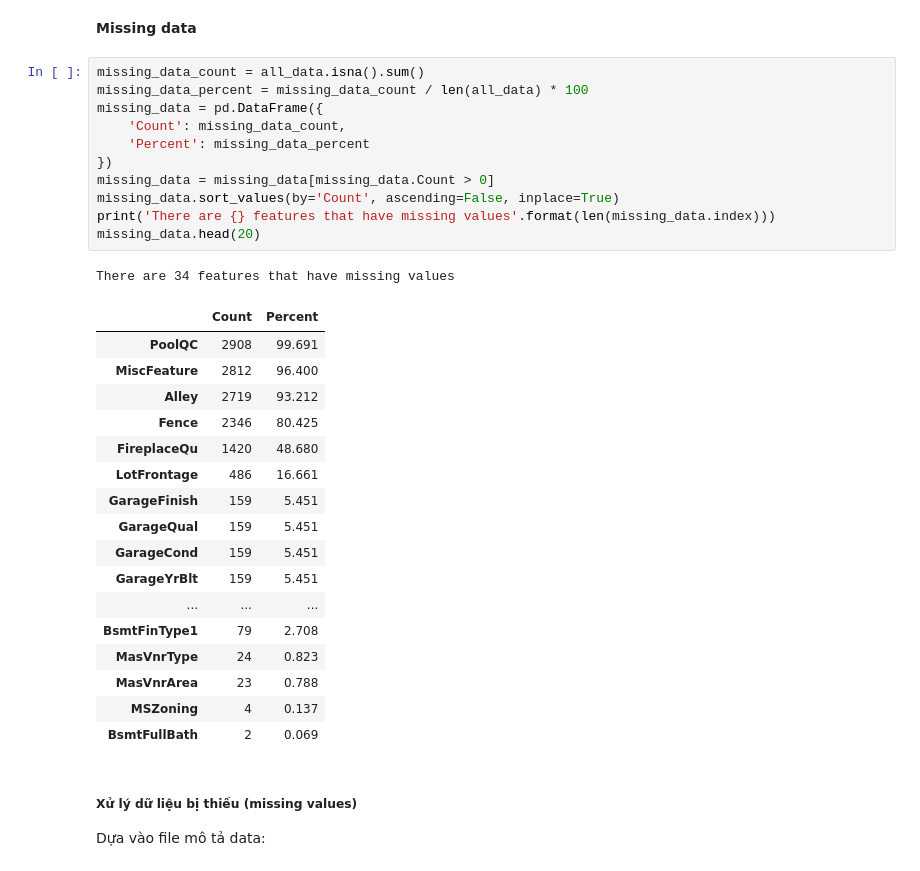
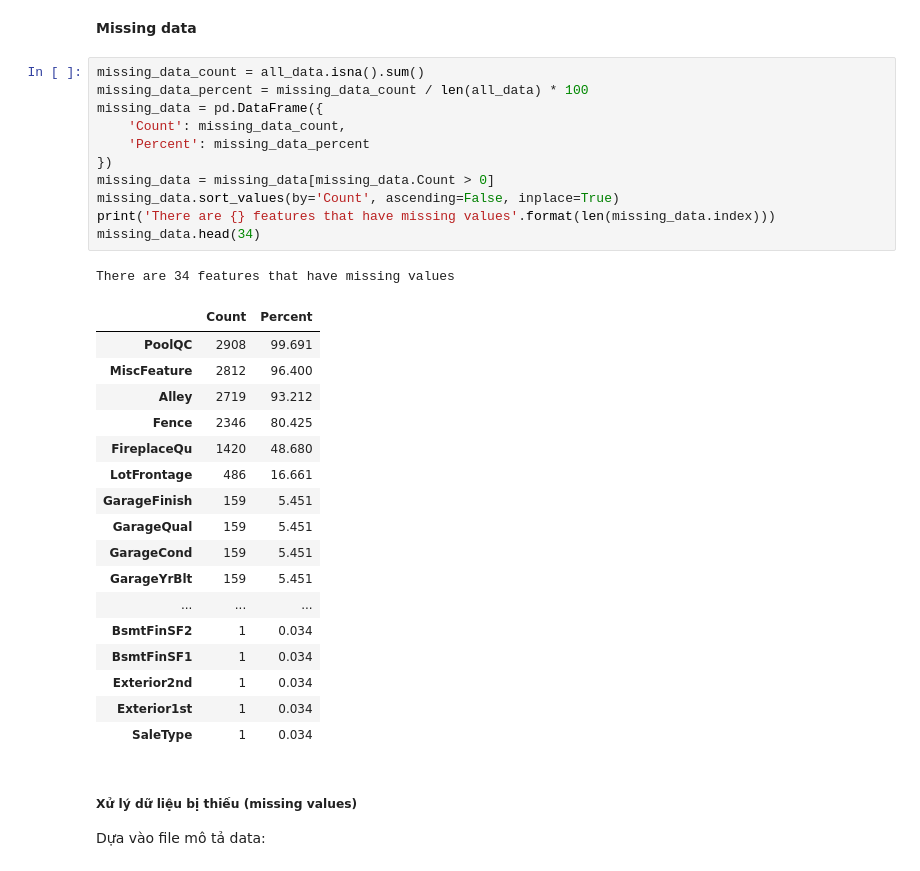
Before and after one commit to phungdx/vccorp_intern, a Jupyter notebook: week1/house_prices.ipynb, the cells around one changed output. Saved outputs shown, nothing was run; the diff lists cells and outputs as text.

```diff
--- a/week1/house_prices.ipynb
+++ b/week1/house_prices.ipynb
@@ -132,33 +132,33 @@ Shape all data:(2917, 79)
 # %%
 missing_data_count = all_data.isna().sum()
 missing_data_percent = missing_data_count / len(all_data) * 100
 missing_data = pd.DataFrame({
     'Count': missing_data_count,
     'Percent': missing_data_percent
 })
 missing_data = missing_data[missing_data.Count > 0]
 missing_data.sort_values(by='Count', ascending=False, inplace=True)
 print('There are {} features that have missing values'.format(len(missing_data.index)))
-missing_data.head(20)
+missing_data.head(34)
 # %% [output]
 There are 34 features that have missing values
 |  | Count | Percent |
 | PoolQC | 2908 | 99.691 |
 | MiscFeature | 2812 | 96.400 |
 | Alley | 2719 | 93.212 |
 | Fence | 2346 | 80.425 |
 | FireplaceQu | 1420 | 48.680 |
 | LotFrontage | 486 | 16.661 |
 | GarageFinish | 159 | 5.451 |
 | GarageQual | 159 | 5.451 |
 | GarageCond | 159 | 5.451 |
 | GarageYrBlt | 159 | 5.451 |
 | ... | ... | ... |
-| BsmtFinType1 | 79 | 2.708 |
-| MasVnrType | 24 | 0.823 |
-| MasVnrArea | 23 | 0.788 |
-| MSZoning | 4 | 0.137 |
-| BsmtFullBath | 2 | 0.069 |
+| BsmtFinSF2 | 1 | 0.034 |
+| BsmtFinSF1 | 1 | 0.034 |
+| Exterior2nd | 1 | 0.034 |
+| Exterior1st | 1 | 0.034 |
+| SaleType | 1 | 0.034 |
 # %% [markdown]
 ##### <b>Xử lý dữ liệu bị thiếu (missing values) </b> <br>
 Dựa vào file mô tả data:
```
Also changed, not shown: parts of 19 cells of this notebook.
